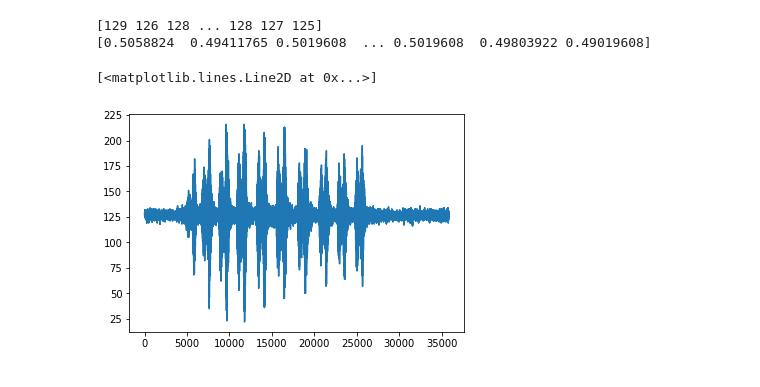
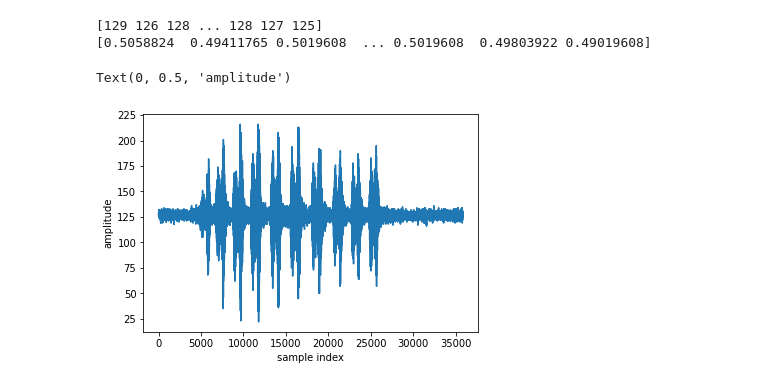
Before and after one commit to Wehzie/master-thesis, a Jupyter notebook: src/sound_analysis.ipynb, the cells around one changed output. Saved outputs shown, nothing was run; the diff lists cells and outputs as text; code cells hidden in the pictures.

```diff
--- a/src/sound_analysis.ipynb
+++ b/src/sound_analysis.ipynb
@@ -35,7 +35,12 @@ print(audio_normalised)
 [0.5058824  0.49411765 0.5019608  ... 0.5019608  0.49803922 0.49019608]
 # %%
 x = list(range(len(raw_scipy[1])))
-plt.plot(x, raw_scipy[1])
+y = raw_scipy[1]
+
+fig, ax = plt.subplots()
+plt.plot(x, y)
+ax.set_xlabel("sample index")
+ax.set_ylabel("amplitude")
 # %% [output]
-[<matplotlib.lines.Line2D at 0x...>]
+Text(0, 0.5, 'amplitude')
-[figure, old version]
+[figure, new version]
```
Also changed, not shown: parts of 1 cell of this notebook, 2 other files.
